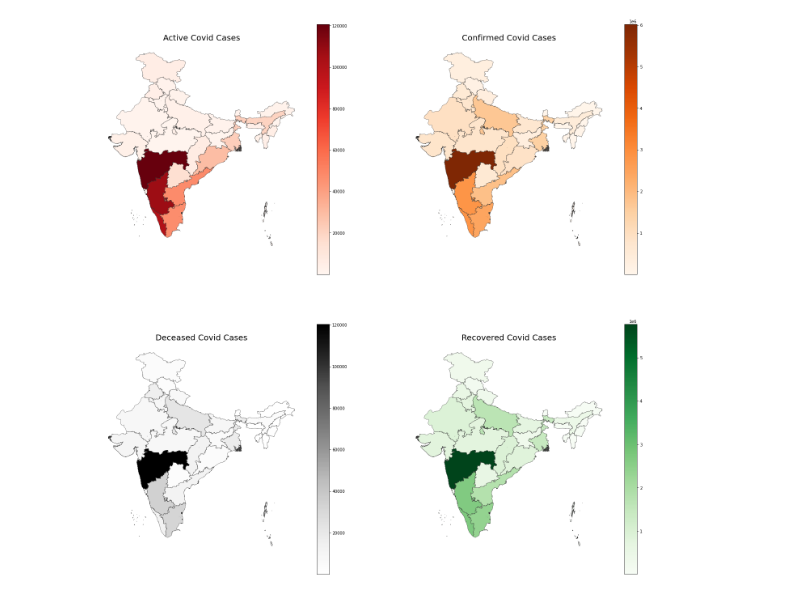
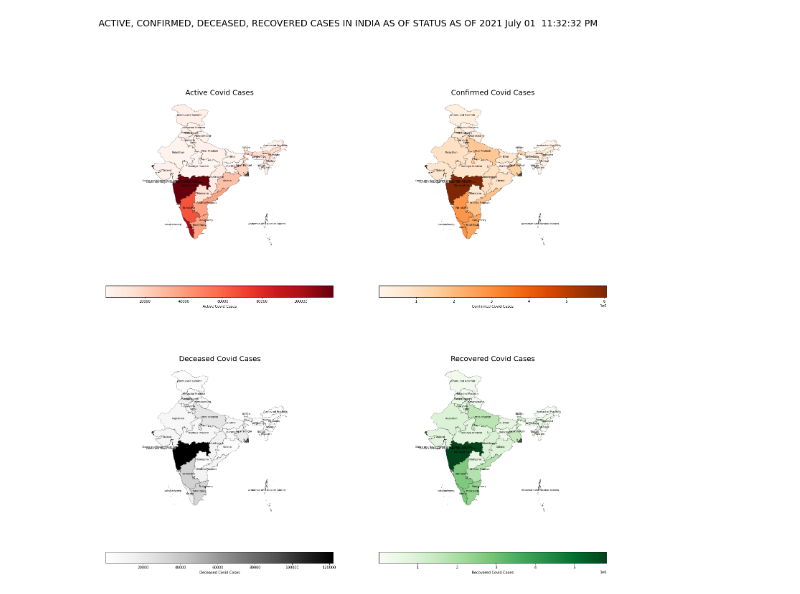
Before and after one commit to KARTHIKEYANC04052002/Covid_Cases_In_India, a Jupyter notebook: Covid_Cases_India.ipynb, the cells around one changed output. Cells and saved outputs as stored; diff of their text form; code cells hidden in the pictures.

```diff
--- a/Covid_Cases_India.ipynb
+++ b/Covid_Cases_India.ipynb
@@ -4,5 +4,6 @@
 from datetime import datetime
 from pytz import timezone
 date_time = datetime.now(timezone('Asia/Kolkata'))
-datetime.strftime(date_time, "STATUS AS OF %Y %B %d  %I:%M:%S %p")
+now = datetime.strftime(date_time, "STATUS AS OF %Y %B %d  %I:%M:%S %p")
+now
 # %% [output]
@@ -23,4 +24,5 @@ for i in raw_df.itertuples():
   if covid_df.shape[0] > 0: covid_df = covid_df.append(temp_df)
   else: covid_df = temp_df
 # %%
-covid_states_df = covid_df.groupby('State').sum()
+covid_states_df = covid_df.groupby('State', as_index=False).sum()
+covid_states_df.drop(['notes'], axis=1, inplace=True)
@@ -57,7 +62,7 @@ india_map_df['geometry'] = gpd.GeoSeries.from_wkt(india_map_df['geometry'])
 # %%
 india_map_df.drop('Unnamed: 0', axis=1, inplace=True)
 # %%
-covid_states_df['state_name'] = covid_states_df.index
+covid_states_df['state_name'] = covid_states_df["State"]
 covid_states_df = covid_states_df[(covid_states_df['state_name'] != 'Ladakh') & (covid_states_df['state_name'] != 'State Unassigned')]
 covid_states_df = covid_states_df.sort_values('state_name')
 # %%
@@ -67,11 +72,13 @@ Titles = ['Active Covid Cases', 'Confirmed Covid Cases', 'Deceased Covid Cases',
 Columns = ['active', 'confirmed', 'deceased', 'recovered']
 CMAPs = ['Reds', 'Oranges', 'Greys', 'Greens']
 # %%
-fig, axs = plt.subplots(2, 2, figsize=(25, 25))
+fig, ax = plt.subplots(2, 2, figsize=(25, 25))
+fig.suptitle("ACTIVE, CONFIRMED, DECEASED, RECOVERED CASES IN INDIA AS OF {}".format(now), fontsize=25, y=1.0)
 for i in range(4):
   row, col = i // 2, i % 2
-  axs[row, col].axis('off')
-  axs[row, col].set_title(Titles[i], fontdict={'fontsize': '20', 'fontweight' : '5'})
-  merged_df.plot(column=Columns[i], cmap=CMAPs[i], linewidth=0.5, ax=axs[row, col], edgecolor='0.2', legend=True)
+  ax[row, col].axis('off')
+  ax[row, col].set_title(Titles[i], fontdict={'fontsize': '20', 'fontweight' : '5'})
+  merged_df.apply(lambda x : ax[row, col].annotate(s=x.State, xy=x.geometry.centroid.coords[0], ha='center', fontsize=7), axis = 1)
+  merged_df.plot(column=Columns[i], cmap=CMAPs[i], linewidth=0.3, ax=ax[row, col], edgecolor='0.1', legend=True, legend_kwds={'label': Titles[i], 'orientation': "horizontal"})
 # %% [output]
-[figure, old version]
+[figure, new version]
```
Also changed, not shown: parts of 3 cells of this notebook.
